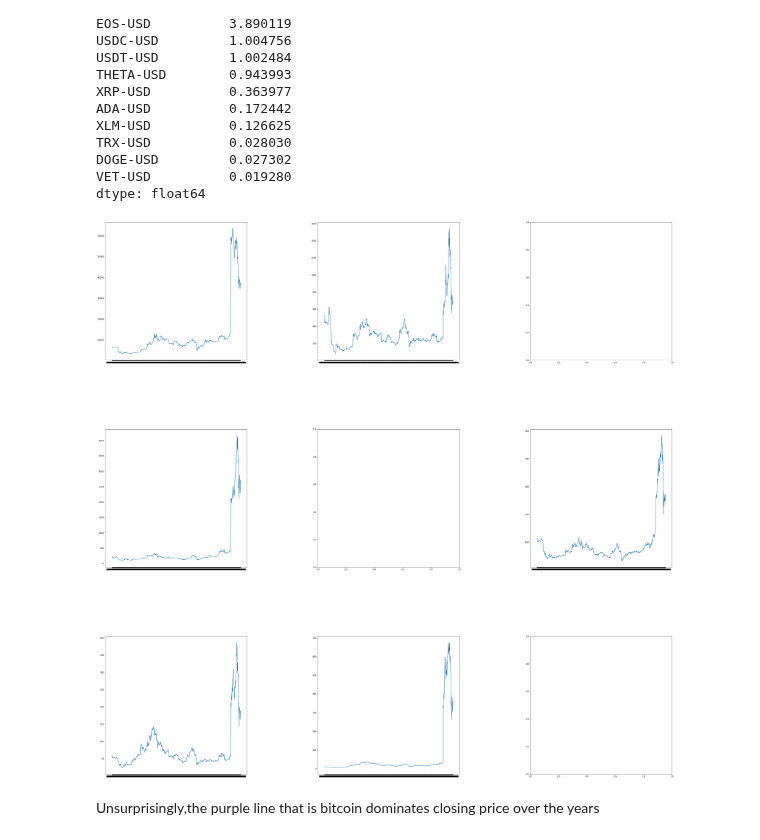
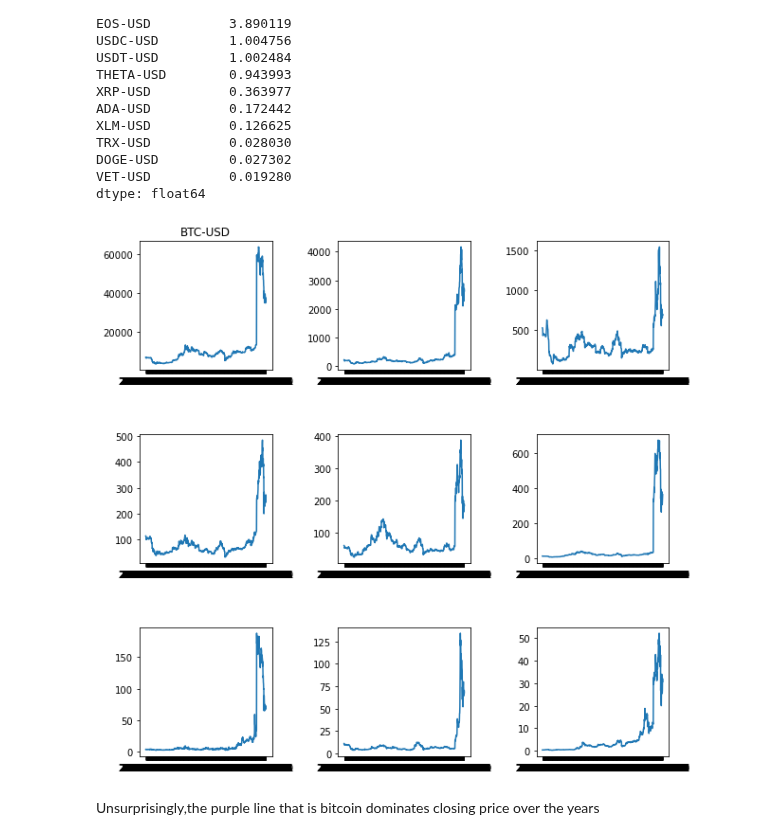
Before and after one commit to kenneykwan/Springboard, a Jupyter notebook: Capstone2-CCI30Index/Capstone 2 CCI30 Index - EDA.ipynb, the cells around one changed output. Saved outputs shown, nothing was run; the diff lists cells and outputs as text; code cells hidden in the pictures.

Commit message:
Update EDA
Created subplots for stock ticker prices

```diff
--- a/Capstone2-CCI30Index/Capstone 2 CCI30 Index - EDA.ipynb
+++ b/Capstone2-CCI30Index/Capstone 2 CCI30 Index - EDA.ipynb
@@ -121,25 +121,26 @@ dtype: float64
 # %%
 #Plot Stock Prices Data
 plt.rcParams["figure.figsize"] = (10,10)
 #stock_prices.pivot_table(index=stock_prices.index,values=stock_prices.columns).plot()
 
-fig, axs = plt.subplots(3, 3, figsize=(50, 50))
+fig, axs = plt.subplots(3, 3, figsize=(10, 10))
 plt.subplots_adjust(hspace=0.5,wspace = 0.5);
 
 axs[0, 0].plot(stock_prices.index,stock_prices['BTC-USD'])
-axs[0, 1].plot(stock_prices.index,stock_prices['BCH-USD'])
-#axs[0, 2].plot(stock_prices.index,stock_prices['AAVE-USD'])
-axs[1, 0].plot(stock_prices.index,stock_prices['ETH-USD'])
-#axs[1, 1].plot(stock_prices.index,stock_prices['ICP1-USD'])
-axs[1, 2].plot(stock_prices.index,stock_prices['XMR-USD'])
-axs[2, 0].plot(stock_prices.index,stock_prices['LTC-USD'])
-axs[2, 1].plot(stock_prices.index,stock_prices['BNB-USD'])
-#axs[2, 2].plot(stock_prices.index,stock_prices['UNI3-USD'])
+axs[0, 0].set_title('BTC-USD')
+axs[0, 1].plot(stock_prices.index,stock_prices['ETH-USD'])
+axs[0, 2].plot(stock_prices.index,stock_prices['BCH-USD'])
+axs[1, 0].plot(stock_prices.index,stock_prices['XMR-USD'])
+axs[1, 1].plot(stock_prices.index,stock_prices['LTC-USD'])
+axs[1, 2].plot(stock_prices.index,stock_prices['BNB-USD'])
+axs[2, 0].plot(stock_prices.index,stock_prices['FIL-USD'])
+axs[2, 1].plot(stock_prices.index,stock_prices['ETC-USD'])
+axs[2, 2].plot(stock_prices.index,stock_prices['LINK-USD'])
 
 
 plt.show()
 # %% [output]
-[figure, old version]
+[figure, new version]
 # %% [markdown]
 Unsurprisingly,the purple line that is bitcoin dominates closing price over the years
 # %%
```
